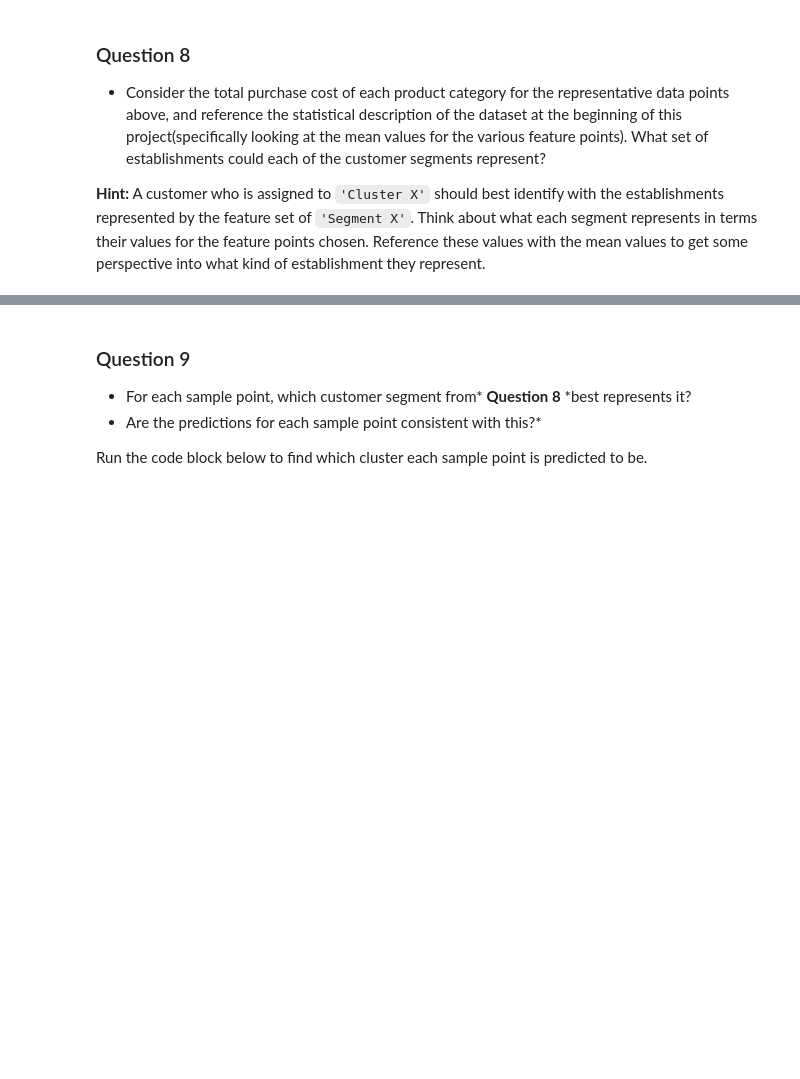
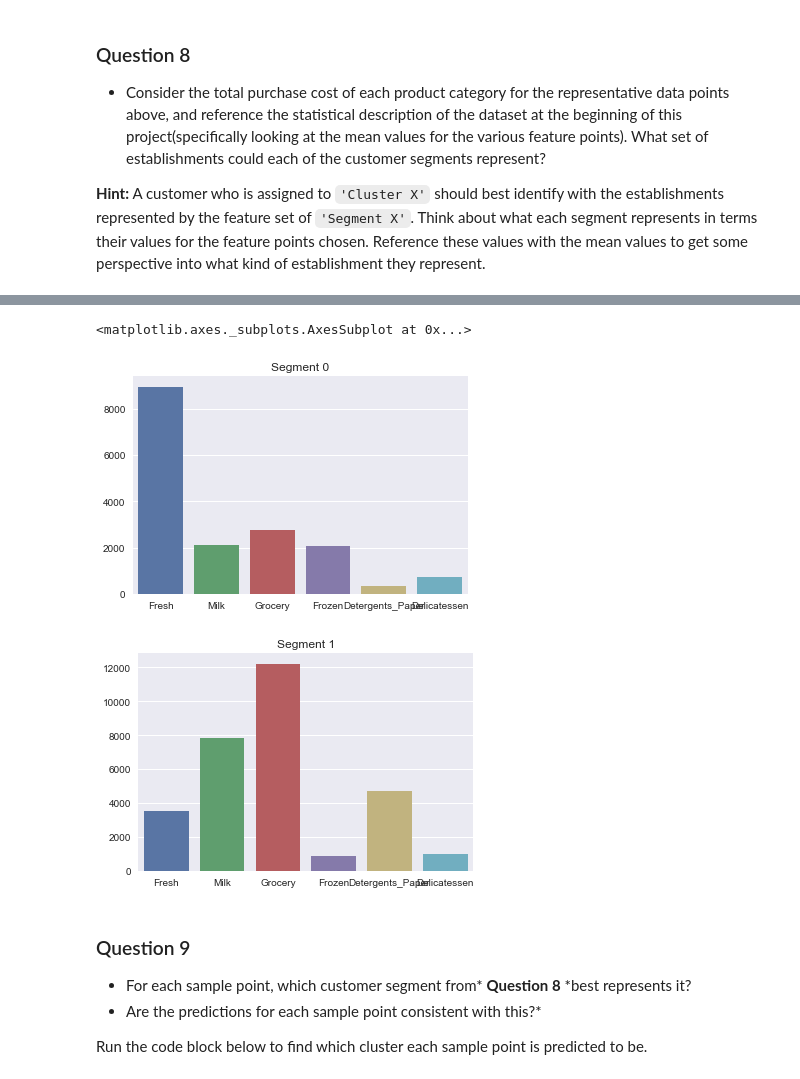
Before and after one commit to Bonz07/MachineLearningNanodegree, a Jupyter notebook: projects/customer_segments/customer_segments.ipynb, the cells around one changed output, grey strips where cells are left out. Saved outputs shown, nothing was run; the diff lists cells and outputs as text; code cells hidden in the pictures; blank space fills up the shorter version.

```diff
--- a/projects/customer_segments/customer_segments.ipynb
+++ b/projects/customer_segments/customer_segments.ipynb
@@ -589,3 +606,19 @@ display(true_centers)
+# %%
+from matplotlib import pyplot
+
+#Bar Chart for Segment 0
+pyplot.figure()
+pyplot.axes().set_title("Segment 0")
+seaborn.barplot(x=true_centers.columns.values,y=true_centers.iloc[0].values)
+
+#Bar Chart for Segment 1
+pyplot.figure()
+pyplot.axes().set_title("Segment 1")
+seaborn.barplot(x=true_centers.columns.values,y=true_centers.iloc[1].values)
+# %% [output]
+<matplotlib.axes._subplots.AxesSubplot at 0x...>
+[figure, added]
+[figure, added]
 # %% [markdown]
 ### Question 9
 
```
Also changed, not shown: parts of 12 cells of this notebook.
